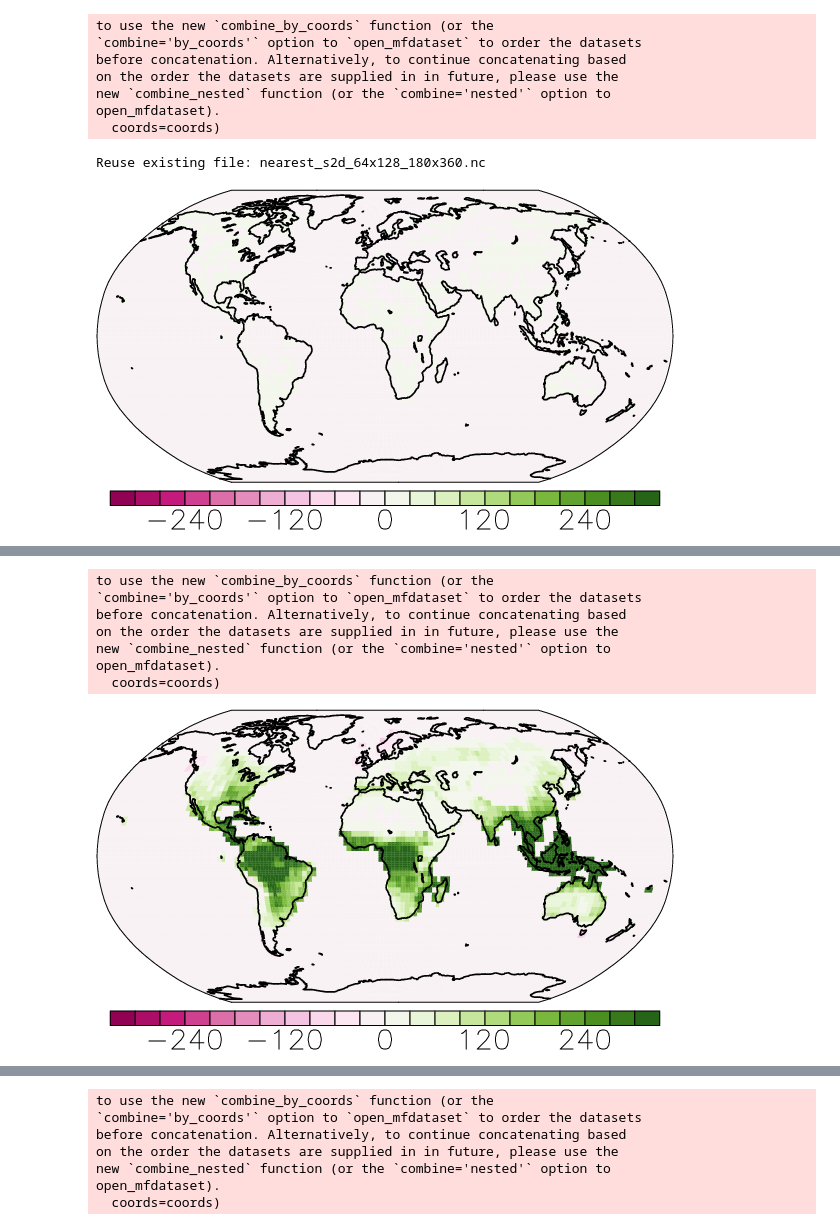
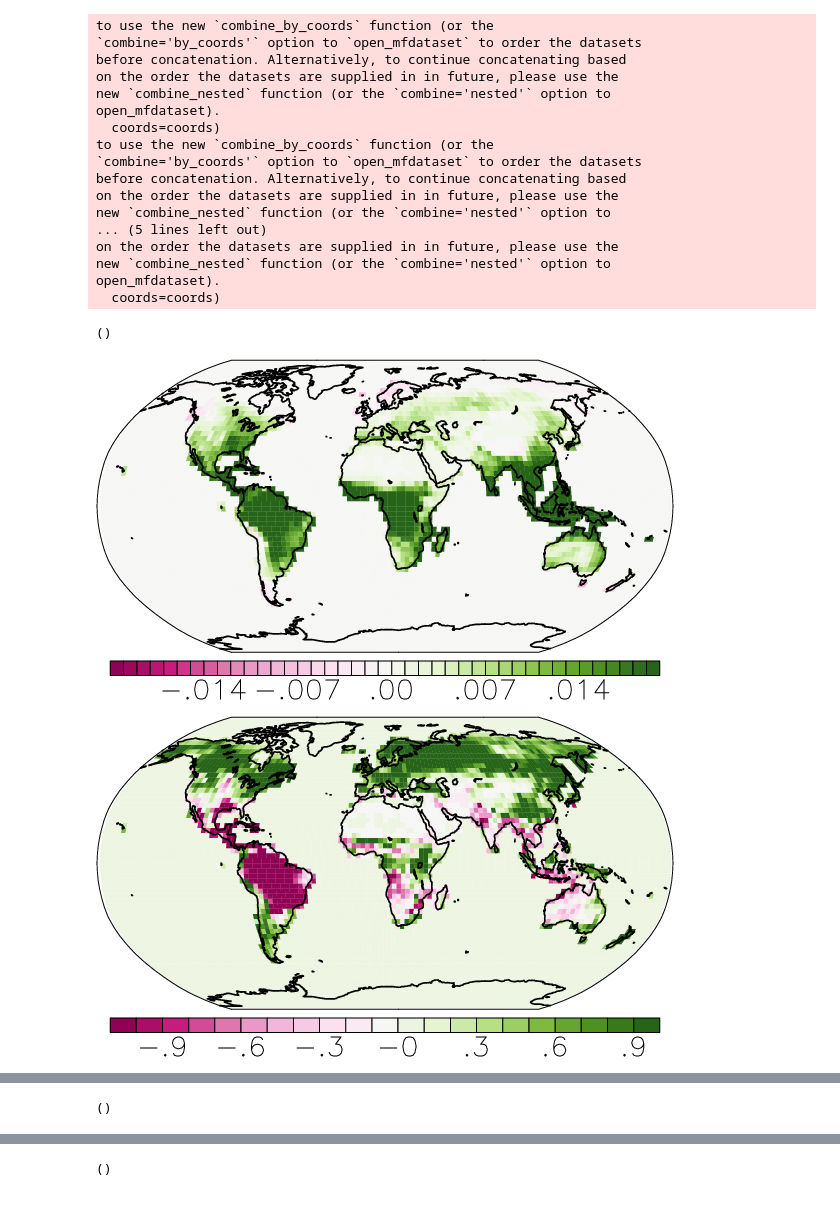
Before and after one commit to ckoven/cmip6_beta_gamma_maps, a Jupyter notebook: cmip6_beta_gamma_maps.ipynb, the cells around one changed output, grey strips where cells are left out. Saved outputs shown, nothing was run; the diff lists cells and outputs as text; code cells hidden in the pictures.

Commit message:
first version with working beta and gamma maps (land-only, native grid)

```diff
--- a/cmip6_beta_gamma_maps.ipynb
+++ b/cmip6_beta_gamma_maps.ipynb
@@ -27,8 +30,8 @@ nexps = len(exps_list)
 file_master_list_dynamics = [[[[] for i in range(nexps )] for j in range(nvars)] for k in range(nmodels)]
 ### index this file as [model_i][var_i][exp_i]
 
-y_4xco2 = 140
-t_4xco2 = y_4xco2*12-1
+y_4xco2 = 140 - 1
+t_4xco2 = (y_4xco2+1)*12-1
 
 
 regrid_lons = np.arange(-179.5,180.5,1.)
@@ -38,6 +41,10 @@ regrid_lats = np.arange(-89.5,90.5,1.)
 ds_out = xr.Dataset({'lat': (['lat'], regrid_lats),
                      'lon': (['lon'], regrid_lons),
                     })
+
+### assume uniform CO2 trajectories as if all the models followed the protocol
+pico2 = 284.7
+delta_co2_ppm_4xco2 = 3.*pico2
 # %%
 ### load all the files for CESM2
 
@@ -233,3 +240,17 @@ file_master_list_dynamics[model_i][vars_list.index('fgco2')][exps_list.index('1p
 file_master_list_dynamics[model_i][vars_list.index('fgco2')][exps_list.index('1pctco2')] = [
 'fgco2_Omon_CNRM-ESM2-1_1pctCO2_r1i1p1f2_gn_185001-199912.nc'
 ]
+# %%
+### load tas for all models and calcjulate the global mean temperature trajectories
+i_var = vars_list.index('tas')
+tas_trajectories = []
+for model_i in range(nmodels):
+    print(models_list[model_i])
+    tas_trajectories.append([])
+    for exp_i in range(nexps):
+        dataset = xr.open_mfdataset(file_master_list_dynamics[model_i][i_var][exp_i])
+        tasvar = dataset['tas']
+        tas_annual = smoothlib.monthly_to_annual_xarray(tasvar).compute()
+        print('finished monthly_to_annual')
+        tas_annual_globalmean = geog_funcs.area_average(tas_annual.data[:], tasvar.coords['lat'].data[:], tasvar.coords['lon'].data[:])
+        tas_trajectories[model_i].append(tas_annual_globalmean[y_4xco2-10:y_4xco2].mean())
@@ -236,24 +308,44 @@ file_master_list_dynamics[model_i][vars_list.index('fgco2')][exps_list.index('1p
 # %%
 ### load netAtmosLandCO2Flux for all models
 i_var = vars_list.index('netAtmosLandCO2Flux')
 for model_i in range(nmodels):
+    land_flux_maps = []
     for exp_i in range(nexps):
         dataset = xr.open_mfdataset(file_master_list_dynamics[model_i][i_var][exp_i])
         #dataset = dataset.rename_vars({'lat_bnds': 'lat_b', 'lon_bnds': 'lon_b'})
-        regridder = xe.Regridder(dataset, ds_out, 'nearest_s2d', reuse_weights=True)
+        #regridder = xe.Regridder(dataset, ds_out, 'nearest_s2d', reuse_weights=True)
         try:
             netAtmosLandCO2Flux = dataset['netAtmosLandCO2Flux']
         except:
             netAtmosLandCO2Flux = dataset['nbp']
-        integrated_landco2flux = netAtmosLandCO2Flux.cumsum(axis=0)[t_4xco2,:,:] * 86400. * 365.
-        map_funcs.fill(regridder(integrated_landco2flux).data[:], regrid_lats, regrid_lons, showjupyter=True, levels=np.arange(-300.,330.,30.), colormap='MPL_PiYG', projection='Robinson')
+        integrated_landco2flux = smoothlib.monthly_to_annual_xarray(netAtmosLandCO2Flux).cumsum(axis=0)[y_4xco2,:,:] * 86400. * 365.
+        land_flux_maps.append(integrated_landco2flux.copy())
+        #map_funcs.fill(regridder(integrated_landco2flux).data[:], regrid_lats, regrid_lons, showjupyter=True, levels=np.arange(-300.,330.,30.), colormap='MPL_PiYG', projection='Robinson')
+    beta = (land_flux_maps[exps_list.index('1pctco2-bgc')] - land_flux_maps[exps_list.index('piControl')]) / delta_co2_ppm_4xco2
+    gamma = (land_flux_maps[exps_list.index('1pctco2')] - land_flux_maps[exps_list.index('1pctco2-bgc')]) / (tas_trajectories[model_i][exps_list.index('1pctco2')] - tas_trajectories[model_i][exps_list.index('piControl')])
+    print((tas_trajectories[model_i][exps_list.index('1pctco2')] - tas_trajectories[model_i][exps_list.index('piControl')]).shape)
+    map_funcs.fill(beta.data[:], beta.coords['lat'].data, beta.coords['lon'].data, showjupyter=True, levels=np.arange(-2.e-2,2.e-2,1e-3), colormap='MPL_PiYG', projection='Robinson')
+    map_funcs.fill(gamma.data[:], gamma.coords['lat'].data, gamma.coords['lon'].data, showjupyter=True, levels=np.arange(-1.,1.,.1), colormap='MPL_PiYG', projection='Robinson')
+    #map_funcs.fill(regridder(beta).data[:], regrid_lats, regrid_lons, showjupyter=True, levels=np.arange(-300.,330.,30.), colormap='MPL_PiYG', projection='Robinson')
+    #map_funcs.fill(regridder(gamma).data[:], regrid_lats, regrid_lons, showjupyter=True, levels=np.arange(-300.,330.,30.), colormap='MPL_PiYG', projection='Robinson')
 # %% [output]
 to use the new `combine_by_coords` function (or the
 `combine='by_coords'` option to `open_mfdataset` to order the datasets
 before concatenation. Alternatively, to continue concatenating based
 on the order the datasets are supplied in in future, please use the
 new `combine_nested` function (or the `combine='nested'` option to
 open_mfdataset).
   coords=coords)
+to use the new `combine_by_coords` function (or the
+`combine='by_coords'` option to `open_mfdataset` to order the datasets
+before concatenation. Alternatively, to continue concatenating based
+on the order the datasets are supplied in in future, please use the
+new `combine_nested` function (or the `combine='nested'` option to
+... (5 lines left out)
+on the order the datasets are supplied in in future, please use the
+new `combine_nested` function (or the `combine='nested'` option to
+open_mfdataset).
+  coords=coords)
-Reuse existing file: nearest_s2d_64x128_180x360.nc
+()
-[figure, old version]
+[figure, new version]
+[figure, new version]
@@ -261,8 +369 @@ Reuse existing file: nearest_s2d_64x128_180x360.nc
-to use the new `combine_by_coords` function (or the
-`combine='by_coords'` option to `open_mfdataset` to order the datasets
-before concatenation. Alternatively, to continue concatenating based
-on the order the datasets are supplied in in future, please use the
-new `combine_nested` function (or the `combine='nested'` option to
-open_mfdataset).
-  coords=coords)
+()
-[figure, old version]
@@ -270,7 +389 @@ Reuse existing file: nearest_s2d_64x128_180x360.nc
-to use the new `combine_by_coords` function (or the
-`combine='by_coords'` option to `open_mfdataset` to order the datasets
-before concatenation. Alternatively, to continue concatenating based
-on the order the datasets are supplied in in future, please use the
-new `combine_nested` function (or the `combine='nested'` option to
-open_mfdataset).
-  coords=coords)
+()
```
Also changed, not shown: parts of 11 cells of this notebook.
